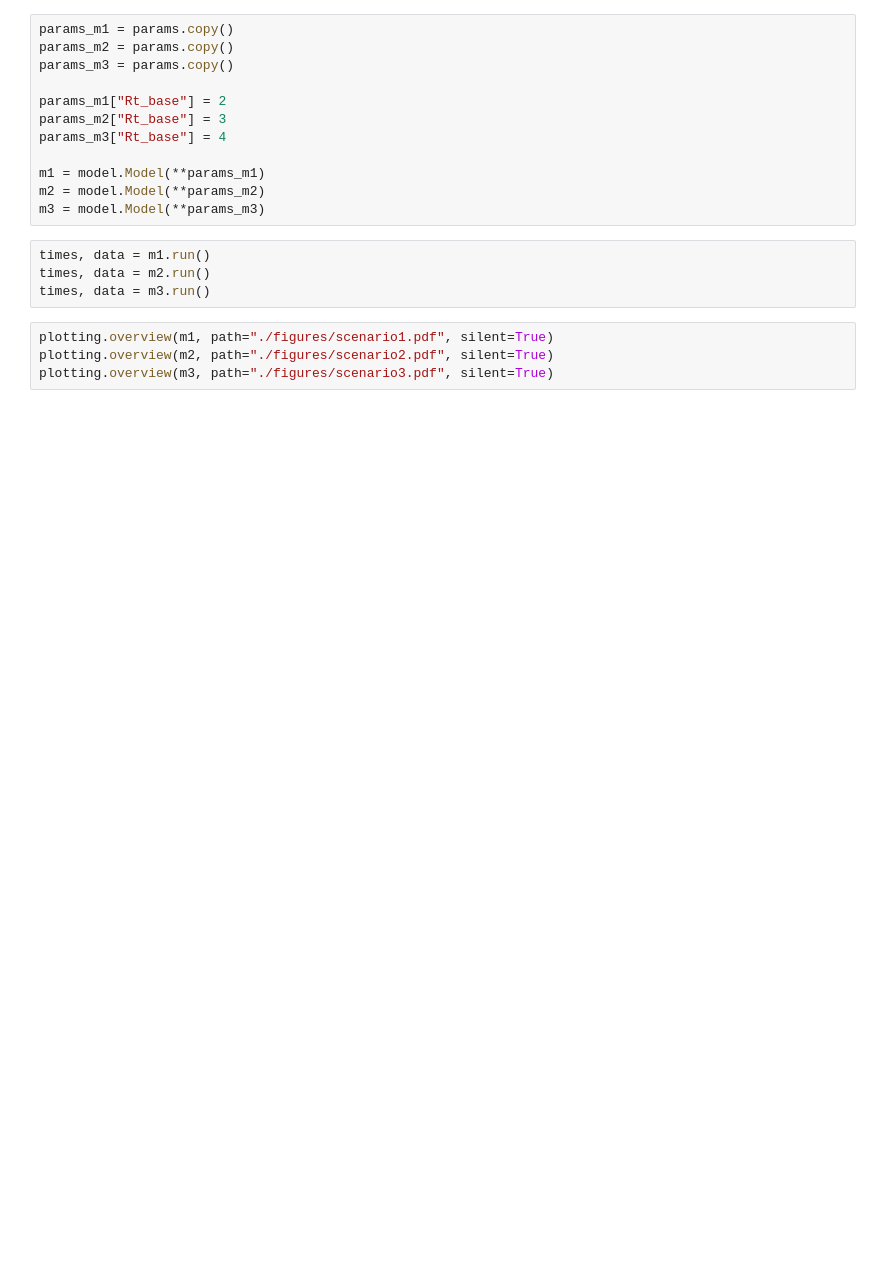
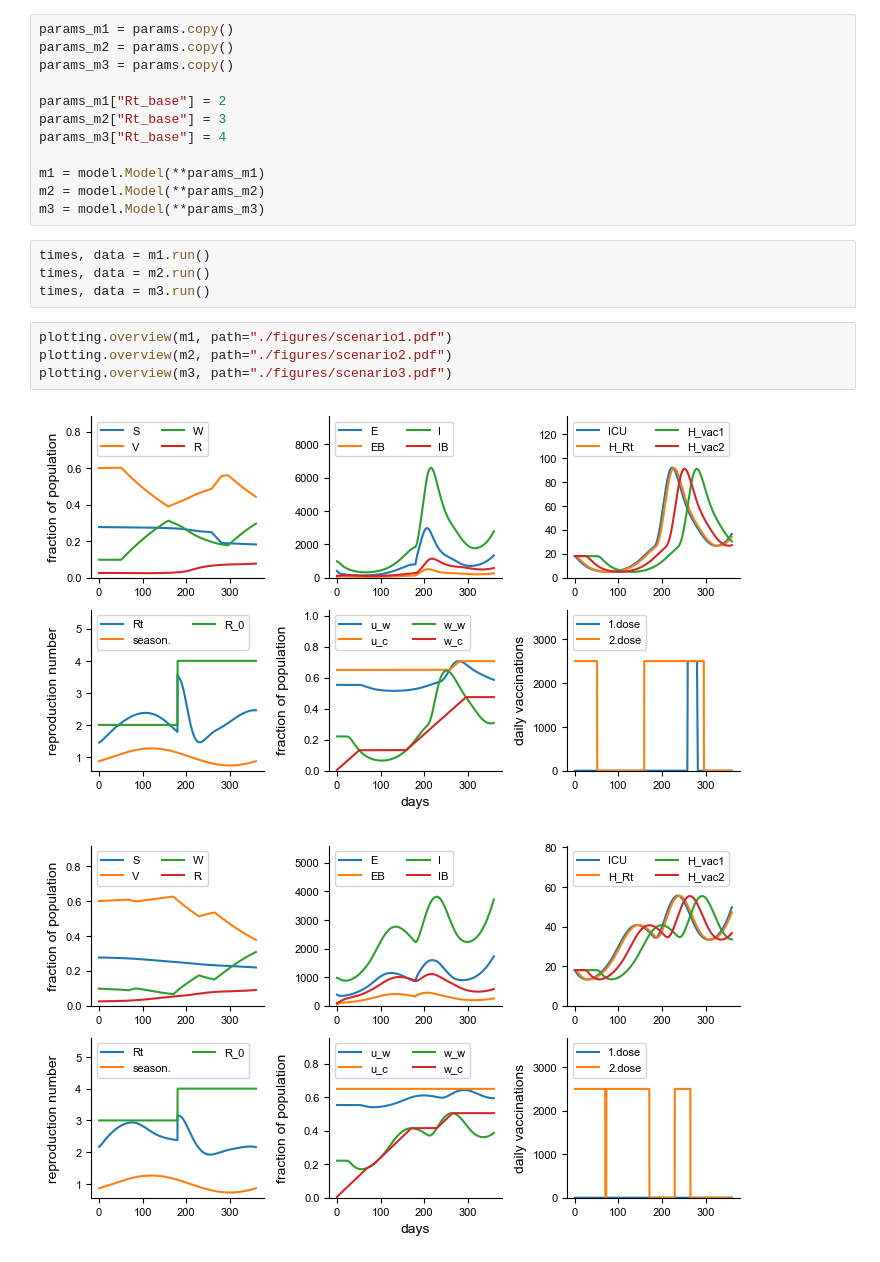
Before and after one commit to Priesemann-Group/covid19_winter_dilemma, a Jupyter notebook: notebooks/model_tests.ipynb, the cells around one changed output. Drawn from its saved outputs; the diff is of its cells as text; blank space fills up the shorter version.

```diff
--- a/notebooks/model_tests.ipynb
+++ b/notebooks/model_tests.ipynb
@@ -80,6 +76,9 @@ times, data = m1.run()
 times, data = m2.run()
 times, data = m3.run()
 # %%
-plotting.overview(m1, path="./figures/scenario1.pdf", silent=True)
-plotting.overview(m2, path="./figures/scenario2.pdf", silent=True)
-plotting.overview(m3, path="./figures/scenario3.pdf", silent=True)
+plotting.overview(m1, path="./figures/scenario1.pdf")
+plotting.overview(m2, path="./figures/scenario2.pdf")
+plotting.overview(m3, path="./figures/scenario3.pdf")
+# %% [output]
+[figure, added]
+[figure, added]
```
Also changed, not shown: parts of 11 cells of this notebook, 2 other files.
